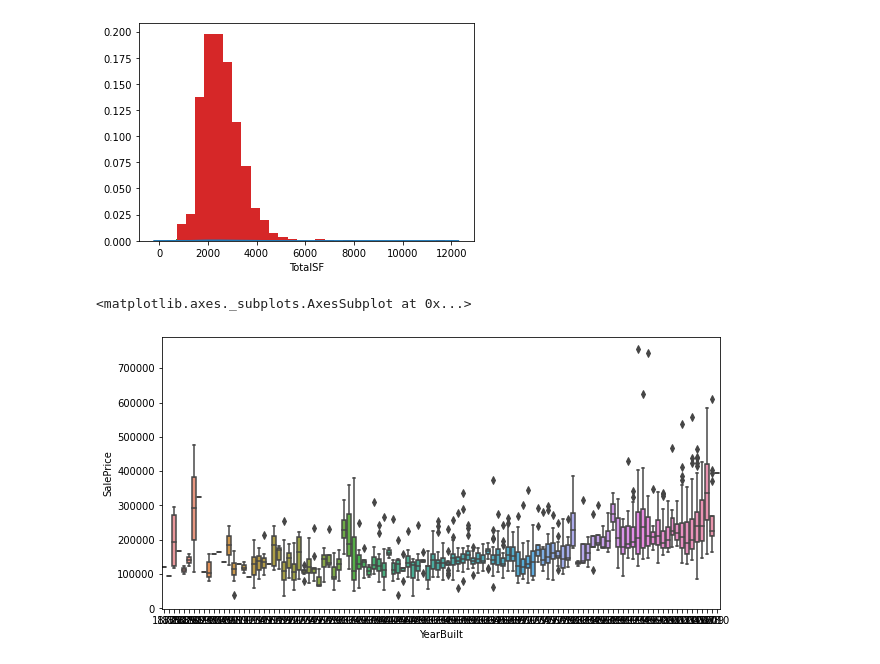
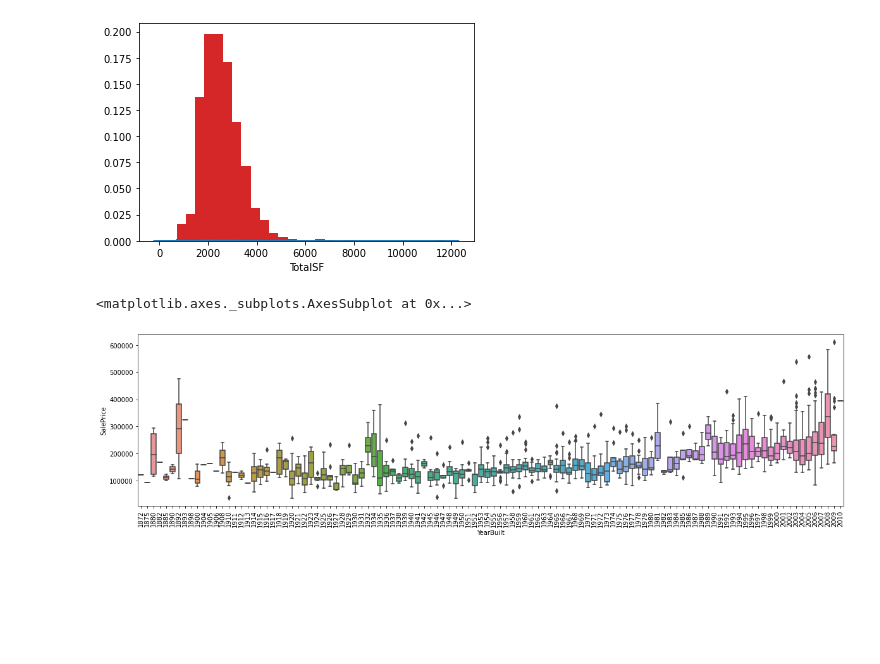
Before and after one commit to Tom-Lennox/Kaggle, a Jupyter notebook: HousePrices_c01.ipynb, the cells around one changed output. Saved outputs shown, nothing was run; the diff lists cells and outputs as text; code cells hidden in the pictures; blank space fills up the shorter version.

```diff
--- a/HousePrices_c01.ipynb
+++ b/HousePrices_c01.ipynb
@@ -183,14 +183,14 @@ plt.hist(l, weights=weights, bins = 30)
 # %%
 #築年数と物件価格の散布図を作成
 data = pd.concat([train["YearBuilt"],train["SalePrice"]],axis=1)
 
-plt.figure(figsize=(10, 5))
+plt.figure(figsize=(20, 5))
 # xラベルを回転（どうせ見えないから不要だけど。）
 plt.xticks(rotation='90')
 sns.boxplot(x="YearBuilt",y="SalePrice",data=data)
 # %% [output]
 <matplotlib.axes._subplots.AxesSubplot at 0x...>
-[figure, old version]
+[figure, new version]
 # %%
 # 外れ値除去
 train = train.drop(train[(train['YearBuilt']<2000) & (train['SalePrice']>600000)].index)
```
Also changed, not shown: parts of 3 cells of this notebook.
